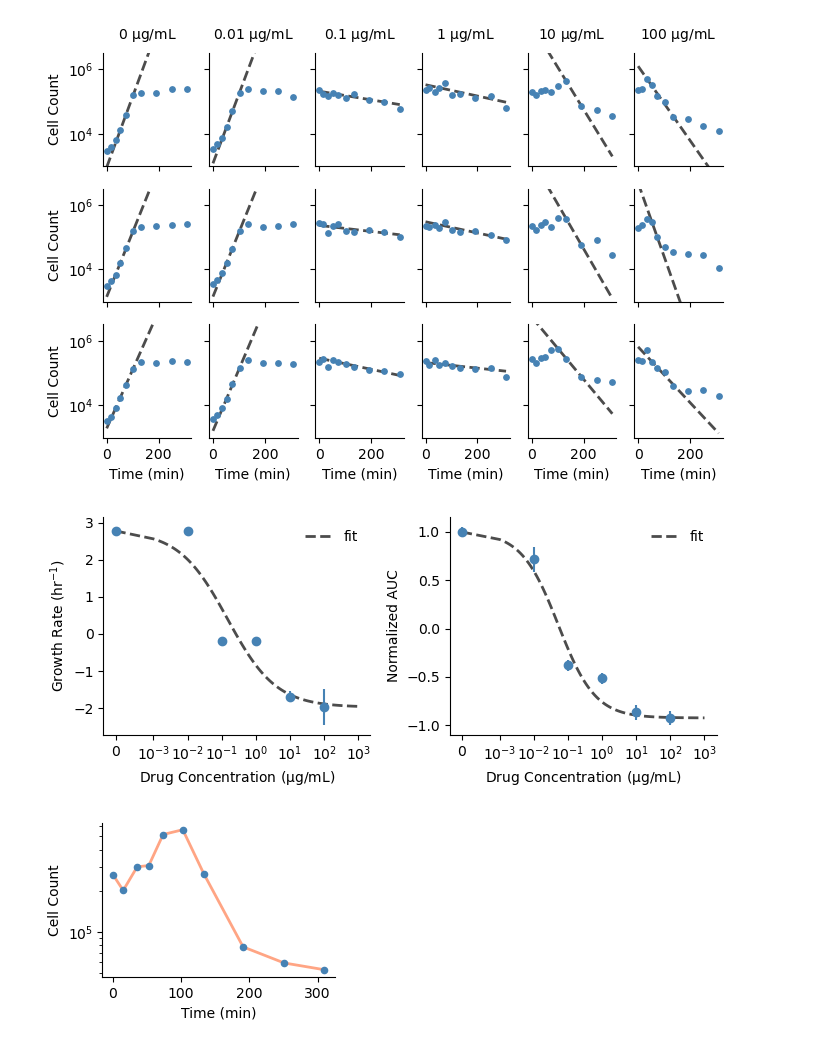
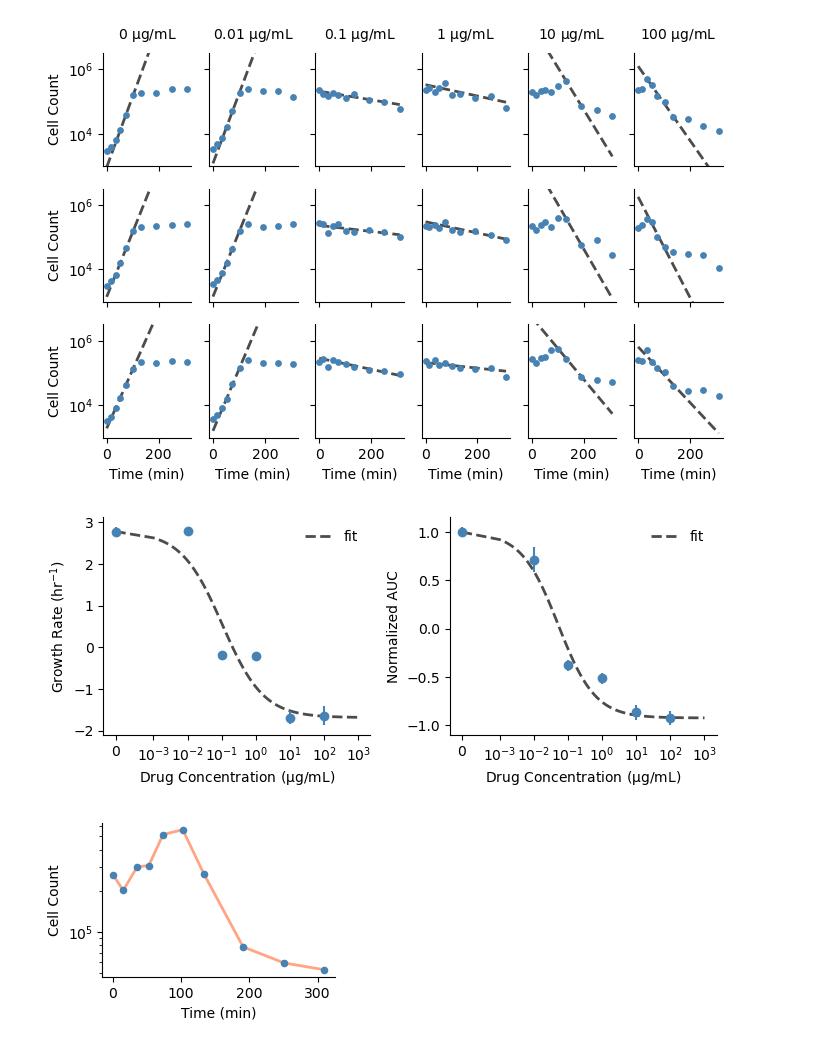
Before and after one commit to eshanking/time-kill-protocol, a Jupyter notebook: data/experiment_code/time_kill_11092023.ipynb, the cells around one changed output. Cells and saved outputs as stored; diff of their text form; code cells hidden in the pictures.

```diff
--- a/data/experiment_code/time_kill_11092023.ipynb
+++ b/data/experiment_code/time_kill_11092023.ipynb
@@ -146,7 +147,7 @@ dict_t = {'time':time,
 with open('data_11092023.pickle','wb') as f:
     pickle.dump(dict_t,f)
 # %%
-fig,ax_list = plt.subplots(nrows=3,ncols=2,figsize=(5,5),sharex=True,sharey=True)
+fig,ax_list = plt.subplots(nrows=3,ncols=2,figsize=(5,5),sharex=True)
 ax_list = ax_list.flatten()
 
 row_indx = 0
@@ -175,5 +176,8 @@ ax_list[2].set_ylabel('Cell Count')
 ax_list[4].set_ylabel('Cell Count')
 fig.tight_layout()
 
+for ax in ax_list[2:]:
+    ax.set_ylim(10**4,10**6)
+
 fig.savefig('../../figures/time_kill_11092023_cell_count.pdf',bbox_inches='tight')
 # %% [output]
@@ -182,7 +186,7 @@ fig.savefig('../../figures/time_kill_11092023_cell_count.pdf',bbox_inches='tight
 # options = {'window':2,'step':1,'exclude':3,'thresh':0.25}
 options = {'window':2,'step':1,'exclude':3,'thresh':0.5}
 
-thresh_list = [0.6,0.5,0.25,0.25,0.6,0.6]
+thresh_list = [0.6,0.5,0.25,0.25,0.6,0.4]
 
 n_replicates = 3
 n_conditions = len(cell_count_mean.keys())
@@ -212,34 +216,41 @@ for key in cell_count_mean.keys():
             fit_t = np.e**fit_t
             ax.plot(time,fit_t,'--',color='black',alpha=0.7,linewidth=2,zorder=-1)
 
         slope_est.append(fit[0])
 
     ax.set_yscale('log')
 
     dict_t = {'avg':np.mean(slope_est),'err':np.std(slope_est)/np.sqrt(len(slope_est))}
     gr_dict[key] = dict_t
     conc_list.append(key)
 
     row_indx += 1
 
 for ax in ax_list.flatten():
     ax.spines['right'].set_visible(False)
     ax.spines['top'].set_visible(False)
+    ax.set_yscale('log')
     ax.set_ylim(10**3,10**6.5)
+
+# for ax in ax_list[:,0:2].flatten():
+#     ax.set_ylim(10**3,10**6)
+
+# for ax in ax_list[:,2:].flatten():
+#     ax.set_ylim(10**4,10**6)
 
 
 for ax in ax_list[:,0]:
     ax.set_ylabel('Cell Count')
 
 for ax in ax_list[-1,:]:
     ax.set_xlabel('Time (min)')
 
 for i,ax in enumerate(ax_list[0,:]):
     ax.set_title(str(conc_list[i]) + ' $\mathrm{\mu}$g/mL',fontsize=10,pad=10)
 
 fig.savefig('../../figures/raw_data_with_fit.pdf',bbox_inches='tight')
 # %% [output]
-[figure, old version]
+[figure, new version]
 # %%
 # do the same for AUC
 
@@ -368,7 +379,7 @@ fig.tight_layout()
 
 fig.savefig('../../figures/pharmacodynamic_fit.pdf',bbox_inches='tight')
 # %% [output]
-[figure, old version]
+[figure, new version]
 # %%
 # plot one of the time series for the method figure
 
```
Also changed, not shown: parts of 5 cells of this notebook, 19 other files.
